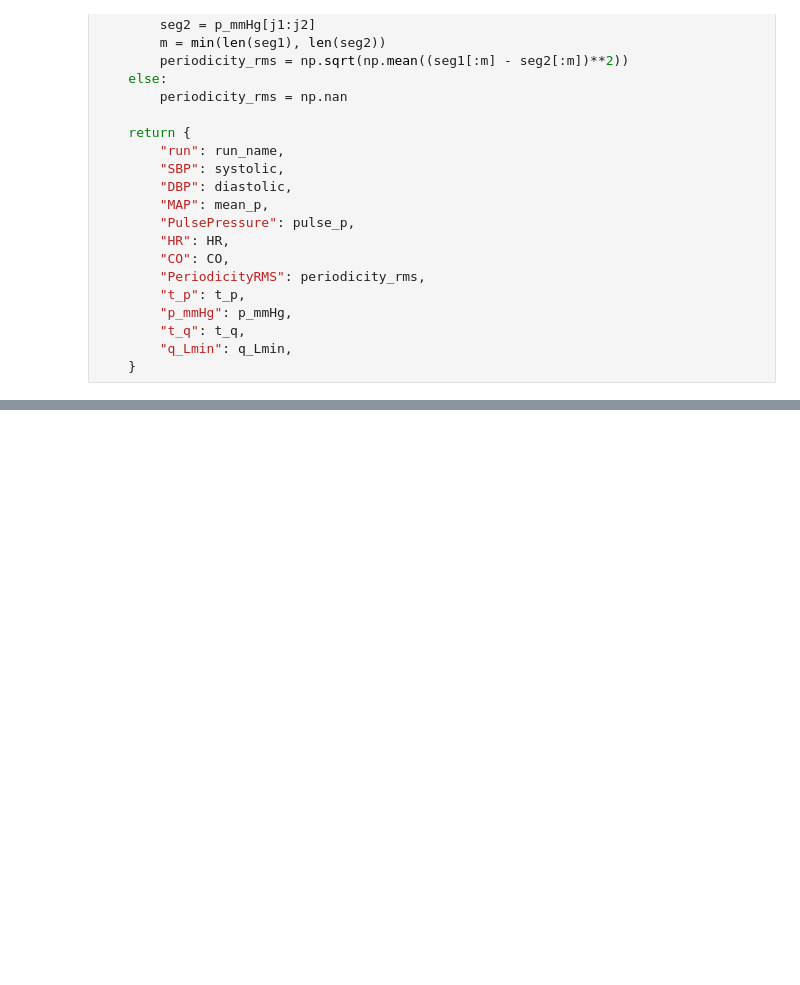
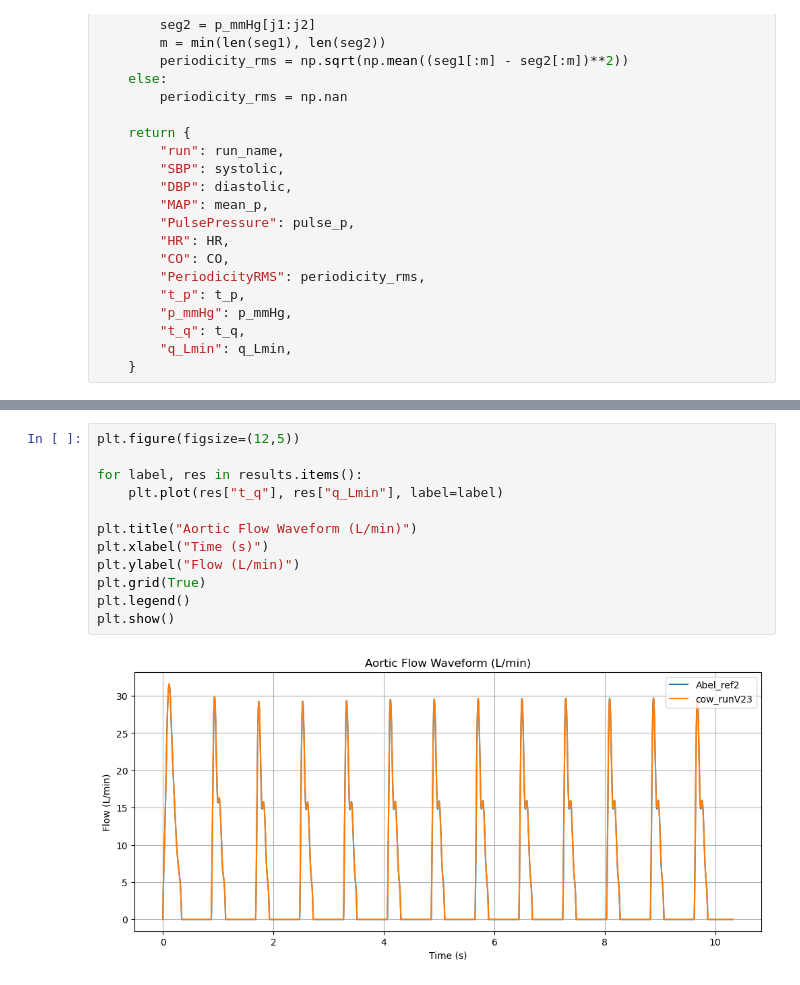
Before and after one commit to gurovamr/Simulation-of-Circle-of-Willis-, a Jupyter notebook: analysis_V20/validation_final.ipynb, the cells around one changed output, grey strips where cells are left out. Drawn from its saved outputs; the diff is of its cells as text; blank space fills up the shorter version.

Commit message:
test graph

```diff
--- a/analysis_V20/validation_final.ipynb
+++ b/analysis_V20/validation_final.ipynb
@@ -138,0 +145,14 @@ plt.show()
+# %%
+plt.figure(figsize=(12,5))
+
+for label, res in results.items():
+    plt.plot(res["t_q"], res["q_Lmin"], label=label)
+
+plt.title("Aortic Flow Waveform (L/min)")
+plt.xlabel("Time (s)")
+plt.ylabel("Flow (L/min)")
+plt.grid(True)
+plt.legend()
+plt.show()
+# %% [output]
+[figure, added]
```
Also changed, not shown: parts of 7 cells of this notebook.
